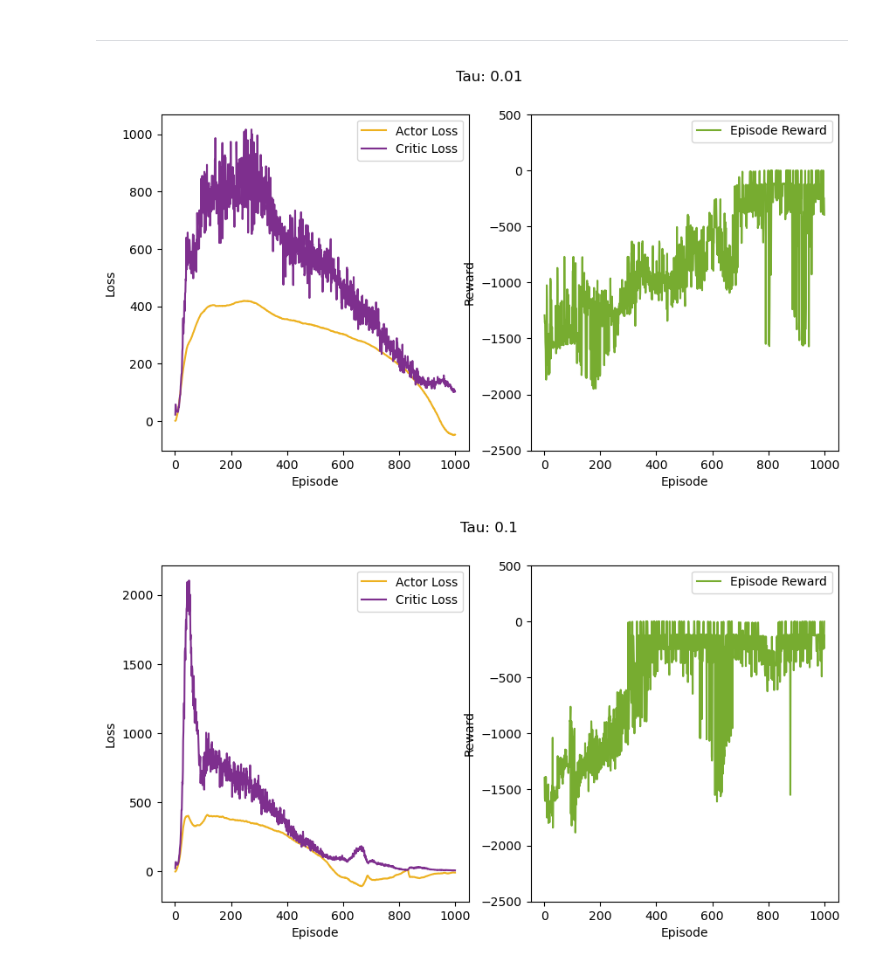
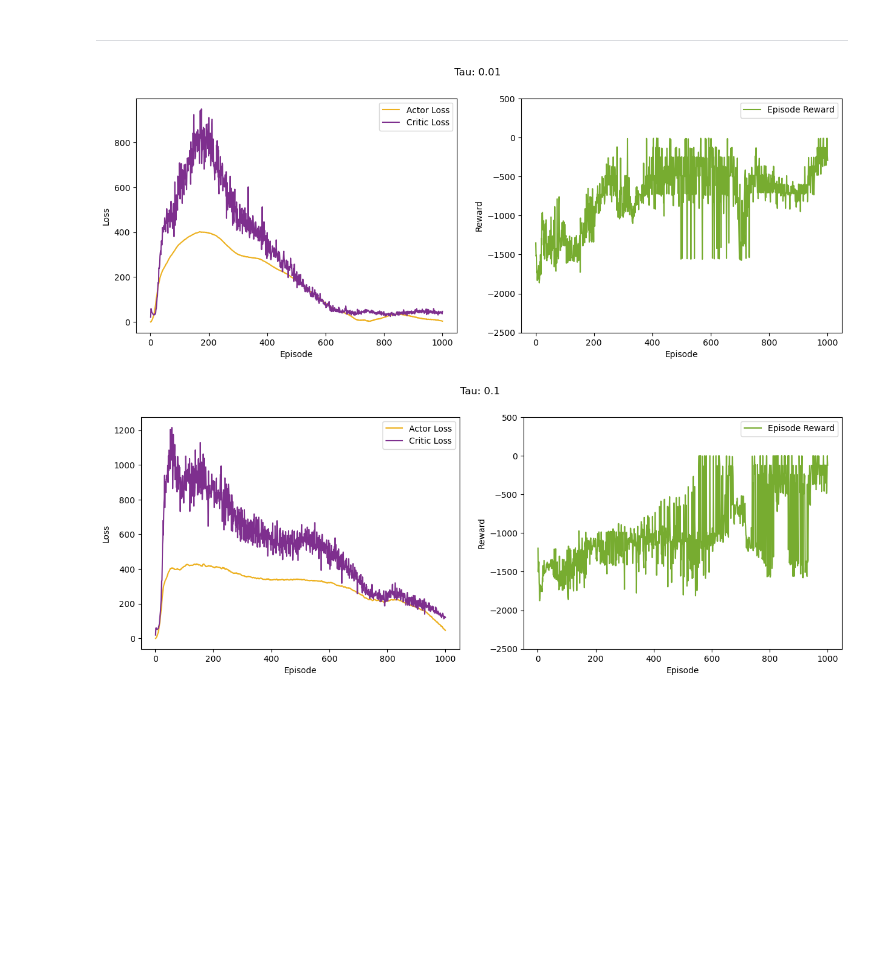
Before and after one commit to aristo6253/ANN-RL-DDPG, a Jupyter notebook: DDPG.ipynb, the cells around one changed output. Drawn from its saved outputs; the diff is of its cells as text; code cells hidden in the pictures; blank space fills up the shorter version.

```diff
--- a/DDPG.ipynb
+++ b/DDPG.ipynb
@@ -362,0 +374,9 @@ def plot_polar_heatmaps(heatmap_data, title):
+# %%
+nx, ny, nz = (3, 2, 5)
+x = np.linspace(0, 1, nx)
+y = np.linspace(0, 1, ny)
+z = np.linspace(0, 1, nz)
+xv, yv, zv = np.meshgrid(x, y, z)
+print(f'xv: {xv}')
+print(f'yv: {yv}')
+print(f'zv: {zv}')
@@ -497,7 +534,7 @@ class DDPGAgent:
         for target_param, param in zip(self.target_critic_network.parameters(), self.critic_network.parameters()):
             target_param.data.copy_(tau * param.data + (1 - tau) * target_param.data)
 # %%
-def train_actor_critic(agent, transitions, actor_optimizer, critic_optimizer, gamma, train_networks=False, tau=0.01):
+def train_actor_critic(agent, transitions, actor_optimizer, critic_optimizer, gamma, train_networks=False):
 
     states, actions, rewards, next_states, trunc = zip(*transitions)
 
@@ -524,6 +561,7 @@ def train_actor_critic(agent, transitions, actor_optimizer, critic_optimizer, ga
             next_q_values = agent.target_critic_network(next_state_action_pairs)
         else:
             next_q_values = agent.critic_network(next_state_action_pairs)
+
         q_targets = rewards + gamma * next_q_values * (1 - trunc).detach()
 
     # Compute loss
@@ -631,7 +669,7 @@ if collect_data_q5:
 df = pd.read_csv('data/q5/ddpg_q5_train.csv', index_col='Episode')
 
 # Plotting the learning curves
-fig, ax = plt.subplots(1, 2, figsize=(10, 5))
+fig, ax = plt.subplots(1, 2, figsize=(15, 5))
 ax[0].plot(df['Actor Loss'], label='Actor Loss', color="#EDB120")
 ax[0].plot(df['Critic Loss'], label='Critic Loss', color="#7E2F8E")
 ax[0].set_xlabel('Episode')
@@ -704,7 +742,7 @@ if collect_data_q6:
 
                 if len(replay_buffer) > batch_size:
                     batch = replay_buffer.sample(batch_size)
-                    actor_loss, critic_loss = train_actor_critic(ddpg_agent, batch, actor_optimizer, critic_optimizer, gamma, train_networks=True, tau=0.01)
+                    actor_loss, critic_loss = train_actor_critic(ddpg_agent, batch, actor_optimizer, critic_optimizer, gamma, train_networks=True, tau=tau)
                     episode_actor_loss += actor_loss
                     episode_critic_loss += critic_loss
 
@@ -744,29 +782,29 @@ if collect_data_q6:
 
         df_train = pd.DataFrame({'Reward': test_rewards}, index=range(1, test_episodes + 1), columns=['Reward'])
         df_train.index.name = 'Episode'
-        df_train.to_csv(f'data/ddpg_q6_train_tau_0.01.csvddpg_q6_test_tau_{tau}.csv')
+        df_train.to_csv(f'data/ddpg_q6_test_tau_{tau}.csv')
 # %%
 import matplotlib.pyplot as plt
 
 tau_values = [0.01, 0.1, 0.25, 0.5, 1]
 
 for tau in tau_values:
     df_train = pd.read_csv(
         f'data/q6/ddpg_q6_train_tau_{tau}.csv', index_col='Episode')
 
-    fig, ax = plt.subplots(1, 2, figsize=(10, 5))
+    fig, ax = plt.subplots(1, 2, figsize=(15, 5))
     fig.suptitle(f'Tau: {tau}')
     ax[0].plot(df_train['Actor Loss'], label='Actor Loss', color="#EDB120")
     ax[0].plot(df_train['Critic Loss'], label='Critic Loss', color="#7E2F8E")
     ax[0].set_xlabel('Episode')
     ax[0].set_ylabel('Loss')
     ax[0].legend()
     ax[1].plot(df_train['Reward'], label='Episode Reward', color="#77AC30")
     ax[1].set_xlabel('Episode')
     ax[1].set_ylabel('Reward')
     ax[1].set_ylim([-2500, 500])
     ax[1].legend()
     plt.show()
 # %% [output]
-[figure, old version]
+[figure, new version]
-[figure, old version]
+[figure, new version]
```
Also changed, not shown: parts of 17 cells of this notebook, 22 other files.
